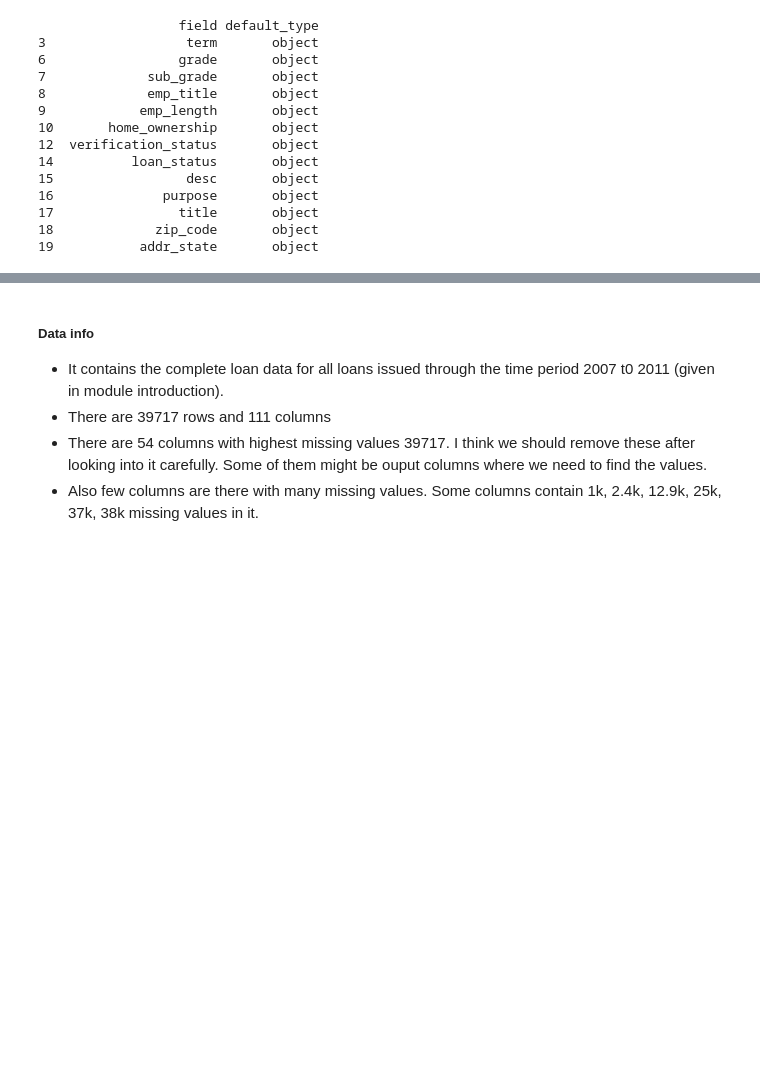
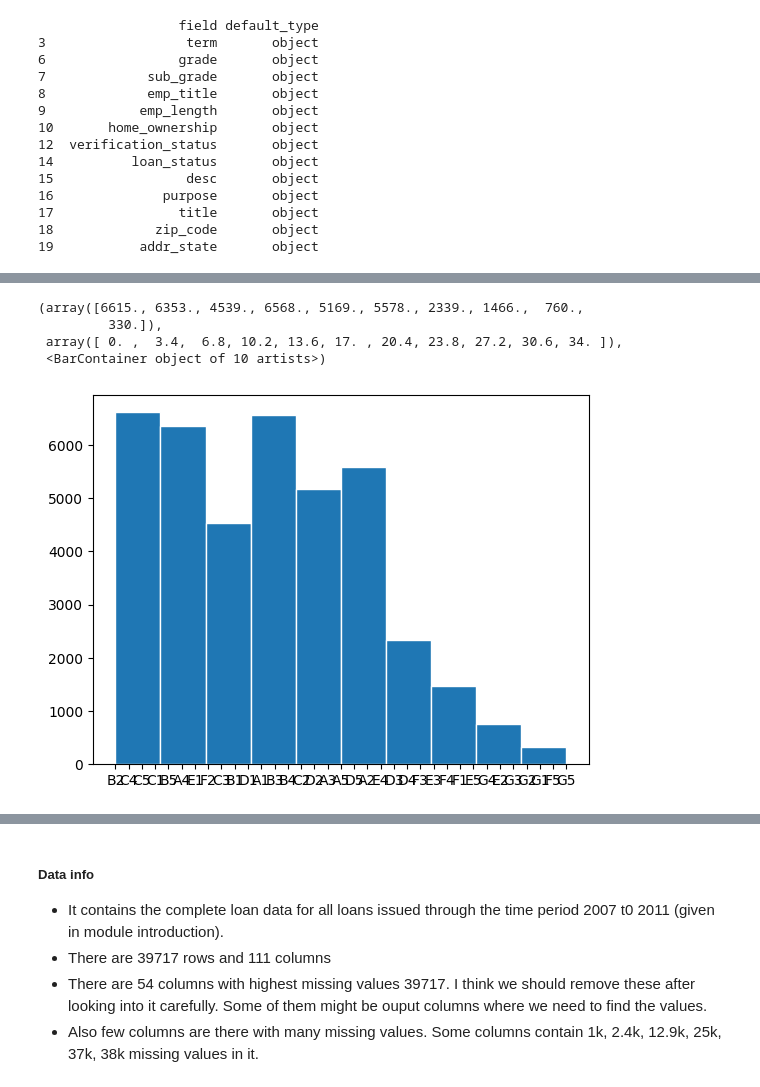
Before and after one commit to irish-luong/LandingClubCaseStudy, a Jupyter notebook: lending_club_case_study.ipynb, the cells around one changed output, grey strips where cells are left out. Saved outputs shown, nothing was run; the diff lists cells and outputs as text; code cells hidden in the pictures; blank space fills up the shorter version.

```diff
--- a/lending_club_case_study.ipynb
+++ b/lending_club_case_study.ipynb
@@ -717,0 +715,8 @@ dtype: int64
+# %%
+plt.hist(df["sub_grade"].sort_index(), edgecolor='w')
+# %% [output]
+(array([6615., 6353., 4539., 6568., 5169., 5578., 2339., 1466.,  760.,
+         330.]),
+ array([ 0. ,  3.4,  6.8, 10.2, 13.6, 17. , 20.4, 23.8, 27.2, 30.6, 34. ]),
+ <BarContainer object of 10 artists>)
+[figure, added]
```
Also changed, not shown: parts of 12 cells of this notebook, 1 other file.
